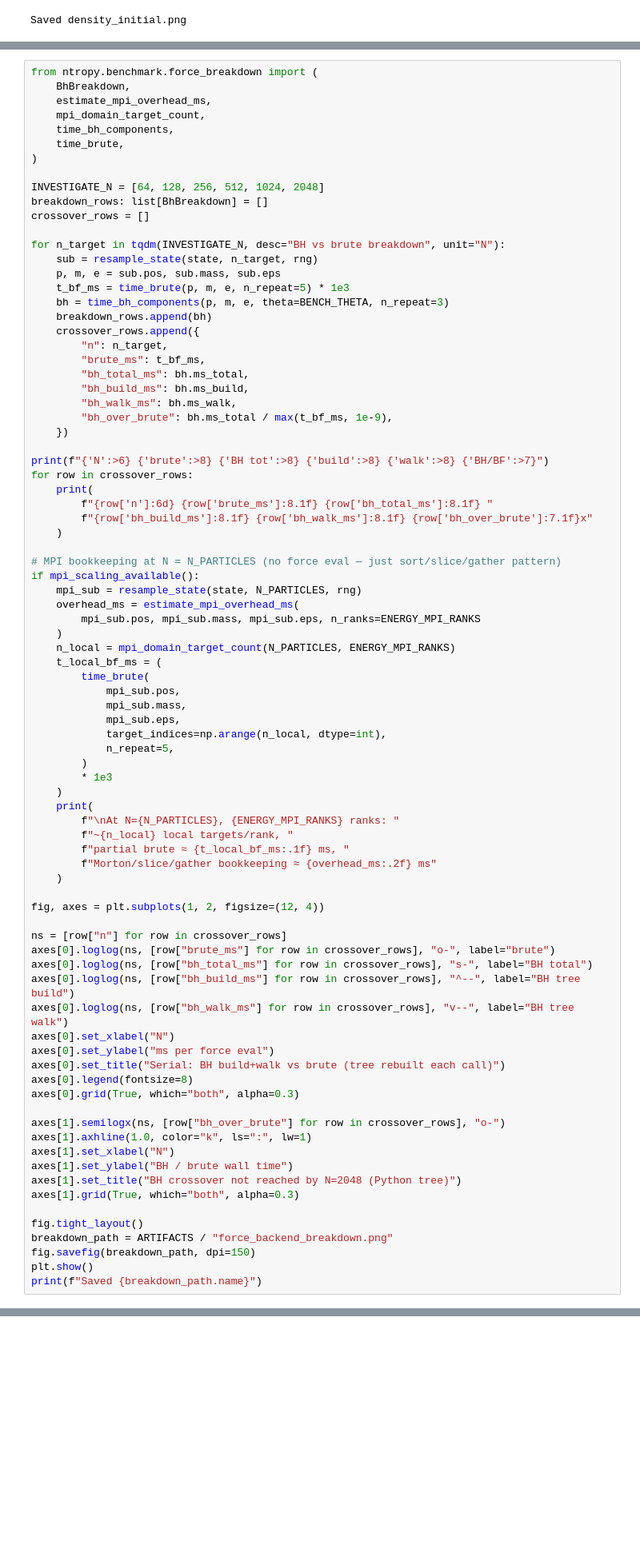
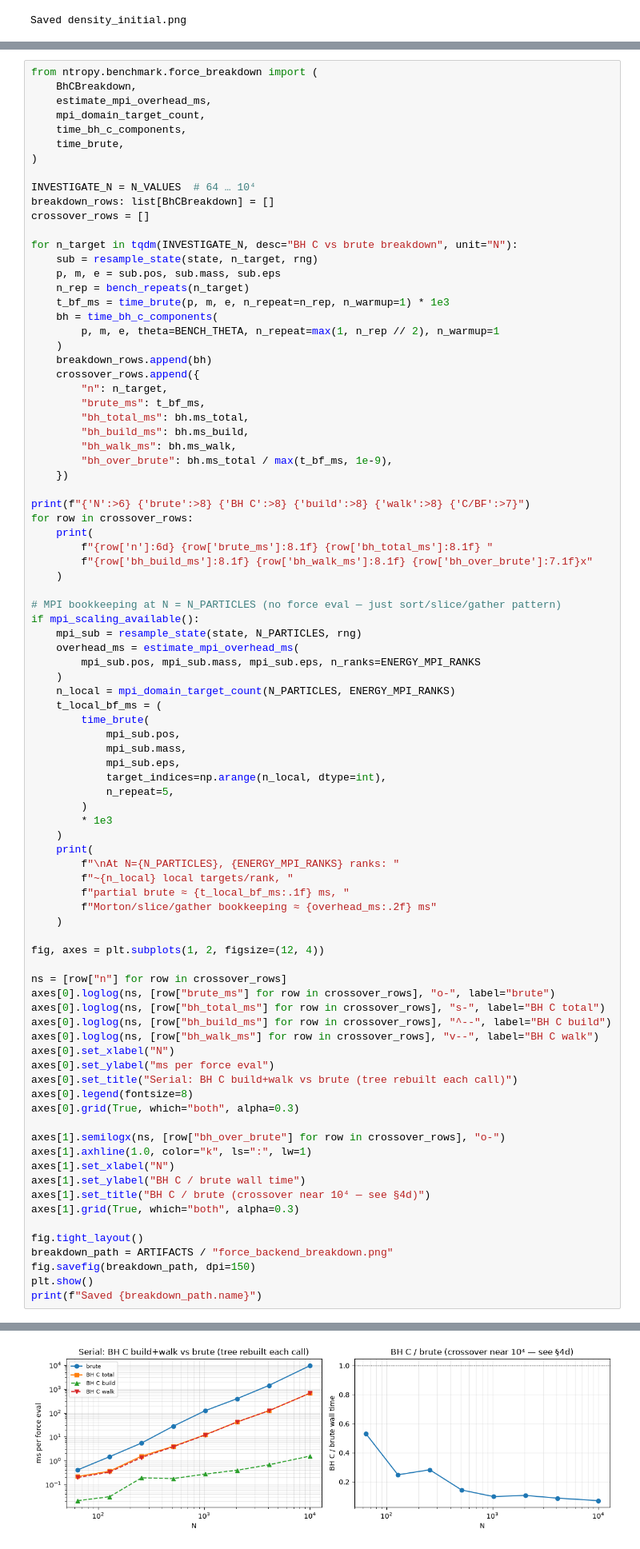
Before and after one commit to bauerj4/PyGalactICS, a Jupyter notebook: notebooks/nfw_halo_walkthrough.ipynb, the cells around one changed output, grey strips where cells are left out. Shown at 80% size. Cells and saved outputs as stored; diff of their text form; blank space fills up the shorter version.

```diff
--- a/notebooks/nfw_halo_walkthrough.ipynb
+++ b/notebooks/nfw_halo_walkthrough.ipynb
@@ -750,22 +818,25 @@ Three separate effects stack up at small $N$:
 Re-run the benchmark cell above after pulling this fix; brute-force MPI scaling should improve (typically best around 4 ranks at $N=1024$, with overhead creeping in at 8).
 # %%
 from ntropy.benchmark.force_breakdown import (
-    BhBreakdown,
+    BhCBreakdown,
     estimate_mpi_overhead_ms,
     mpi_domain_target_count,
-    time_bh_components,
+    time_bh_c_components,
     time_brute,
 )
 
-INVESTIGATE_N = [64, 128, 256, 512, 1024, 2048]
-breakdown_rows: list[BhBreakdown] = []
+INVESTIGATE_N = N_VALUES  # 64 … 10⁴
+breakdown_rows: list[BhCBreakdown] = []
 crossover_rows = []
 
-for n_target in tqdm(INVESTIGATE_N, desc="BH vs brute breakdown", unit="N"):
+for n_target in tqdm(INVESTIGATE_N, desc="BH C vs brute breakdown", unit="N"):
     sub = resample_state(state, n_target, rng)
     p, m, e = sub.pos, sub.mass, sub.eps
-    t_bf_ms = time_brute(p, m, e, n_repeat=5) * 1e3
-    bh = time_bh_components(p, m, e, theta=BENCH_THETA, n_repeat=3)
+    n_rep = bench_repeats(n_target)
+    t_bf_ms = time_brute(p, m, e, n_repeat=n_rep, n_warmup=1) * 1e3
+    bh = time_bh_c_components(
+        p, m, e, theta=BENCH_THETA, n_repeat=max(1, n_rep // 2), n_warmup=1
+    )
     breakdown_rows.append(bh)
     crossover_rows.append({
         "n": n_target,
@@ -776,7 +847,7 @@ for n_target in tqdm(INVESTIGATE_N, desc="BH vs brute breakdown", unit="N"):
         "bh_over_brute": bh.ms_total / max(t_bf_ms, 1e-9),
     })
 
-print(f"{'N':>6} {'brute':>8} {'BH tot':>8} {'build':>8} {'walk':>8} {'BH/BF':>7}")
+print(f"{'N':>6} {'brute':>8} {'BH C':>8} {'build':>8} {'walk':>8} {'C/BF':>7}")
 for row in crossover_rows:
     print(
         f"{row['n']:6d} {row['brute_ms']:8.1f} {row['bh_total_ms']:8.1f} "
@@ -811,20 +882,20 @@ fig, axes = plt.subplots(1, 2, figsize=(12, 4))
 
 ns = [row["n"] for row in crossover_rows]
 axes[0].loglog(ns, [row["brute_ms"] for row in crossover_rows], "o-", label="brute")
-axes[0].loglog(ns, [row["bh_total_ms"] for row in crossover_rows], "s-", label="BH total")
-axes[0].loglog(ns, [row["bh_build_ms"] for row in crossover_rows], "^--", label="BH tree build")
-axes[0].loglog(ns, [row["bh_walk_ms"] for row in crossover_rows], "v--", label="BH tree walk")
+axes[0].loglog(ns, [row["bh_total_ms"] for row in crossover_rows], "s-", label="BH C total")
+axes[0].loglog(ns, [row["bh_build_ms"] for row in crossover_rows], "^--", label="BH C build")
+axes[0].loglog(ns, [row["bh_walk_ms"] for row in crossover_rows], "v--", label="BH C walk")
 axes[0].set_xlabel("N")
 axes[0].set_ylabel("ms per force eval")
-axes[0].set_title("Serial: BH build+walk vs brute (tree rebuilt each call)")
+axes[0].set_title("Serial: BH C build+walk vs brute (tree rebuilt each call)")
 axes[0].legend(fontsize=8)
 axes[0].grid(True, which="both", alpha=0.3)
 
 axes[1].semilogx(ns, [row["bh_over_brute"] for row in crossover_rows], "o-")
 axes[1].axhline(1.0, color="k", ls=":", lw=1)
 axes[1].set_xlabel("N")
-axes[1].set_ylabel("BH / brute wall time")
-axes[1].set_title("BH crossover not reached by N=2048 (Python tree)")
+axes[1].set_ylabel("BH C / brute wall time")
+axes[1].set_title("BH C / brute (crossover near 10⁴ — see §4d)")
 axes[1].grid(True, which="both", alpha=0.3)
 
 fig.tight_layout()
@@ -832,3 +903,4 @@ breakdown_path = ARTIFACTS / "force_backend_breakdown.png"
 fig.savefig(breakdown_path, dpi=150)
 plt.show()
 print(f"Saved {breakdown_path.name}")
+# %% [output]
@@ -834,0 +918 @@ print(f"Saved {breakdown_path.name}")
+[figure, added]
```
Also changed, not shown: parts of 19 cells of this notebook, 3 other files.
